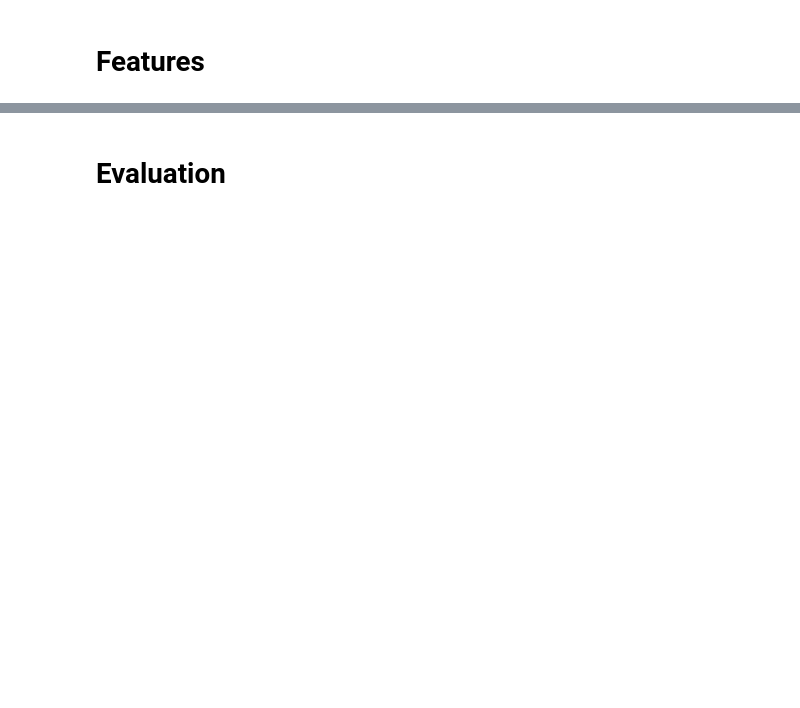
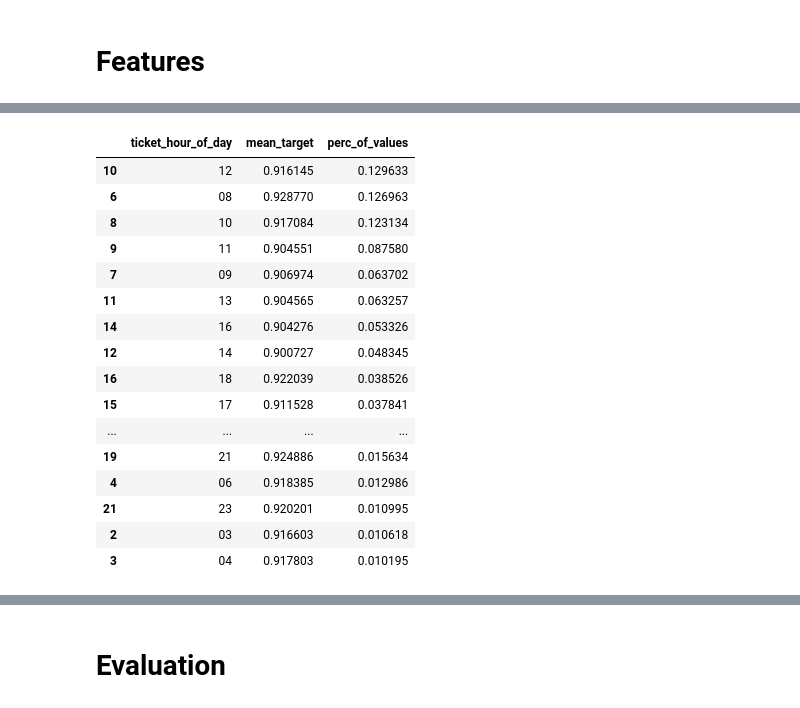
Before and after one commit to tristan00/traffic_citations, a Jupyter notebook: Assessment1.ipynb, the cells around one changed output, grey strips where cells are left out. Saved outputs shown, nothing was run; the diff lists cells and outputs as text; code cells hidden in the pictures; blank space fills up the shorter version.

```diff
--- a/Assessment1.ipynb
+++ b/Assessment1.ipynb
@@ -155,0 +242,20 @@ df_labels.corr().sort_values('lat_long_outlier_score')
+# %%
+get_cat_info_about_column(df_copy, 'ticket_hour_of_day', min_perc = .01)
+# %% [output]
+|  | ticket_hour_of_day | mean_target | perc_of_values |
+| 10 | 12 | 0.916145 | 0.129633 |
+| 6 | 08 | 0.928770 | 0.126963 |
+| 8 | 10 | 0.917084 | 0.123134 |
+| 9 | 11 | 0.904551 | 0.087580 |
+| 7 | 09 | 0.906974 | 0.063702 |
+| 11 | 13 | 0.904565 | 0.063257 |
+| 14 | 16 | 0.904276 | 0.053326 |
+| 12 | 14 | 0.900727 | 0.048345 |
+| 16 | 18 | 0.922039 | 0.038526 |
+| 15 | 17 | 0.911528 | 0.037841 |
+| ... | ... | ... | ... |
+| 19 | 21 | 0.924886 | 0.015634 |
+| 4 | 06 | 0.918385 | 0.012986 |
+| 21 | 23 | 0.920201 | 0.010995 |
+| 2 | 03 | 0.916603 | 0.010618 |
+| 3 | 04 | 0.917803 | 0.010195 |
```
Also changed, not shown: parts of 21 cells of this notebook, 2 other files.
